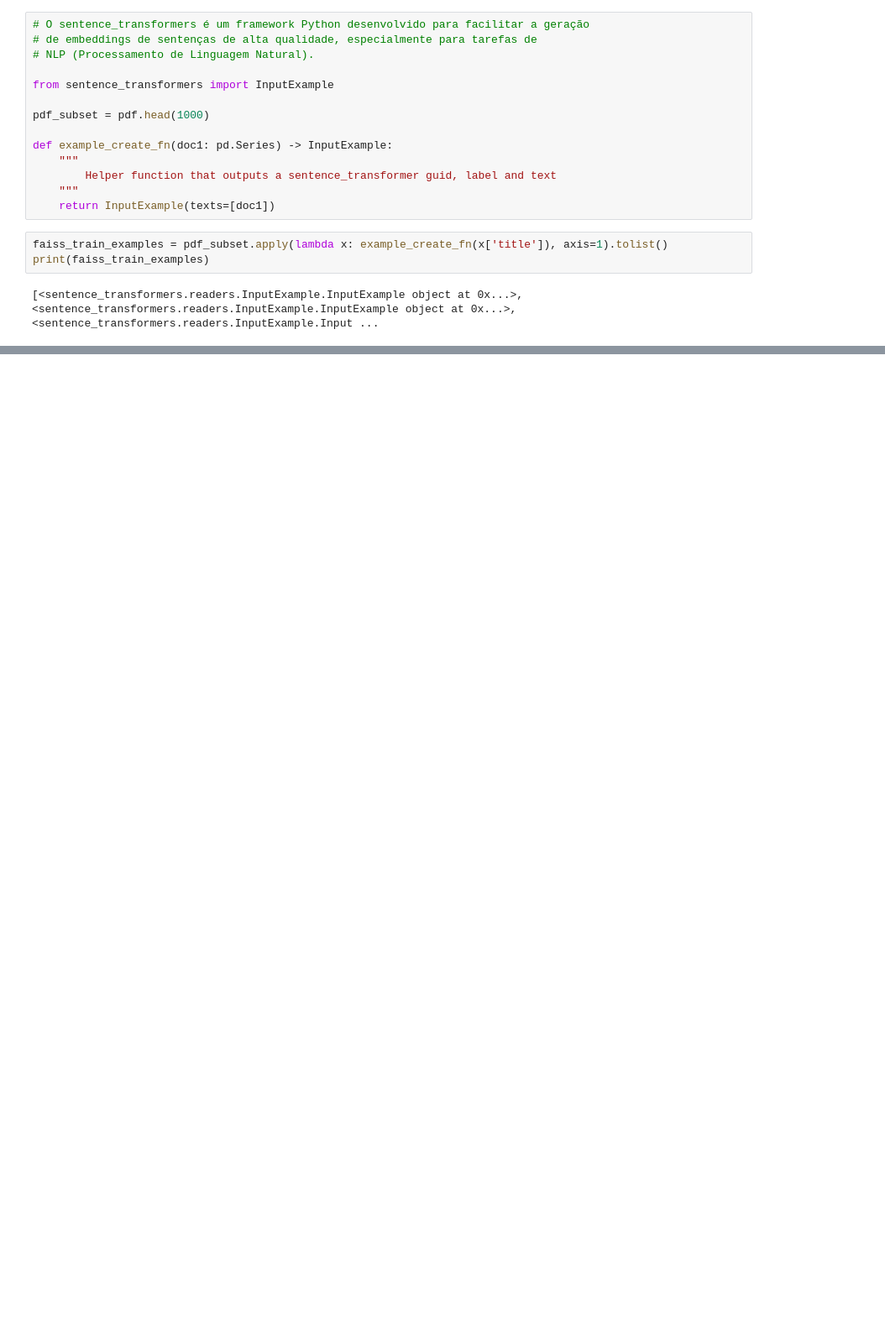
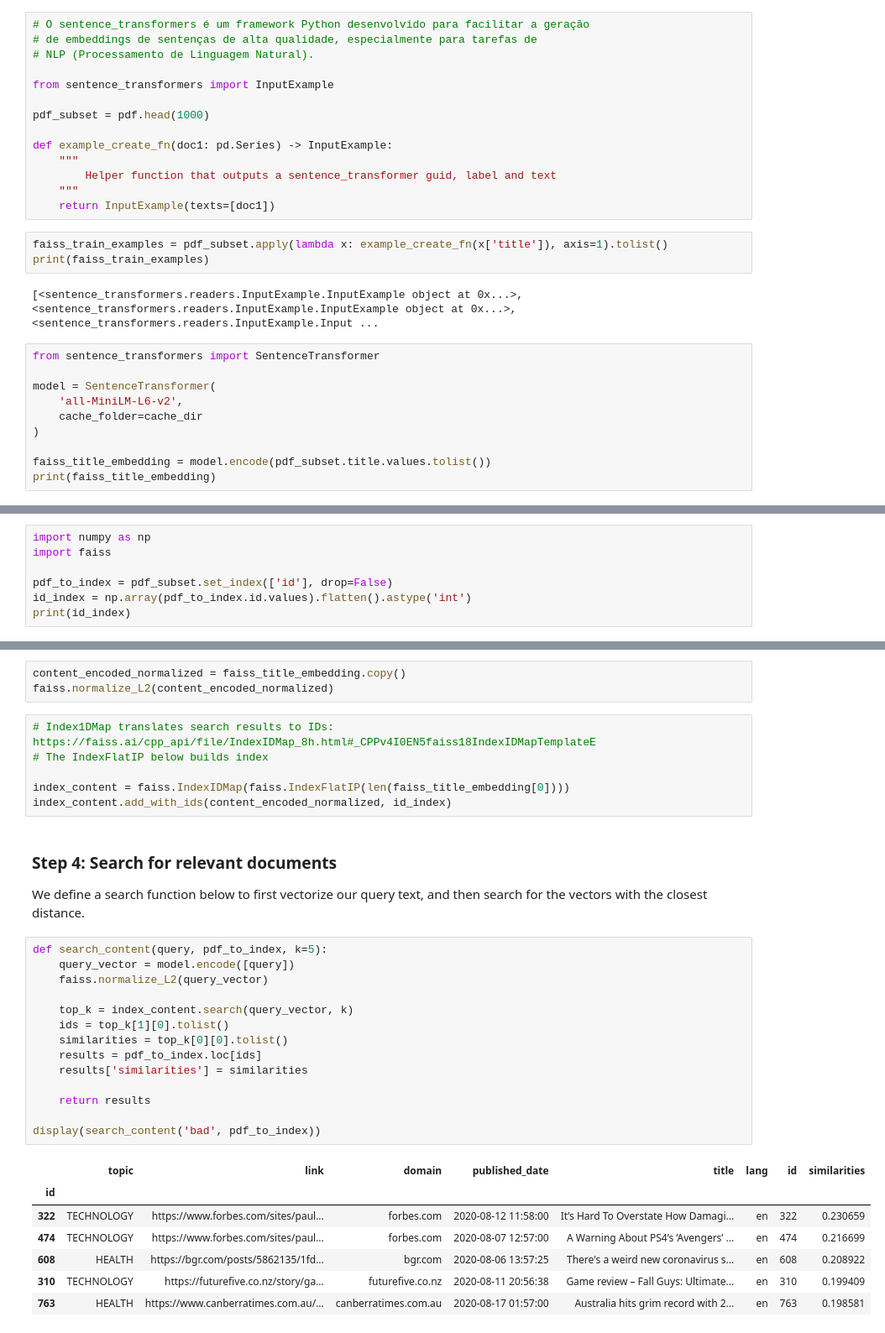
Before and after one commit to antonioanerao/edx-llm-course, a Jupyter notebook: embeddings-vector-database-and-search.ipynb, the cells around one changed output, grey strips where cells are left out. Shown: that part at 84% size. Saved outputs shown, nothing was run; the diff lists cells and outputs as text; blank space fills up the shorter version.

Commit message:
rerun llm-hugginface; Add vector search to embeddings-vector-database

```diff
--- a/embeddings-vector-database-and-search.ipynb
+++ b/embeddings-vector-database-and-search.ipynb
@@ -76,3 +77,13 @@ faiss_train_examples = pdf_subset.apply(lambda x: example_create_fn(x['title']),
 print(faiss_train_examples)
 # %% [output]
 [<sentence_transformers.readers.InputExample.InputExample object at 0x...>, <sentence_transformers.readers.InputExample.InputExample object at 0x...>, <sentence_transformers.readers.InputExample.Input ...
+# %%
+from sentence_transformers import SentenceTransformer
+
+model = SentenceTransformer(
+    'all-MiniLM-L6-v2',
+    cache_folder=cache_dir
+)
+
+faiss_title_embedding = model.encode(pdf_subset.title.values.tolist())
+print(faiss_title_embedding)
@@ -78,0 +111,7 @@ print(faiss_train_examples)
+# %%
+import numpy as np
+import faiss
+
+pdf_to_index = pdf_subset.set_index(['id'], drop=False)
+id_index = np.array(pdf_to_index.id.values).flatten().astype('int')
+print(id_index)
@@ -78,0 +136,34 @@ print(faiss_train_examples)
+# %%
+content_encoded_normalized = faiss_title_embedding.copy()
+faiss.normalize_L2(content_encoded_normalized)
+# %%
+# Index1DMap translates search results to IDs: https://faiss.ai/cpp_api/file/IndexIDMap_8h.html#_CPPv4I0EN5faiss18IndexIDMapTemplateE
+# The IndexFlatIP below builds index
+
+index_content = faiss.IndexIDMap(faiss.IndexFlatIP(len(faiss_title_embedding[0])))
+index_content.add_with_ids(content_encoded_normalized, id_index)
+# %% [markdown]
+### Step 4: Search for relevant documents
+We define a search function below to first vectorize our query text, and then search for the vectors with the closest distance.
+# %%
+def search_content(query, pdf_to_index, k=5):
+    query_vector = model.encode([query])
+    faiss.normalize_L2(query_vector)
+
+    top_k = index_content.search(query_vector, k)
+    ids = top_k[1][0].tolist()
+    similarities = top_k[0][0].tolist()
+    results = pdf_to_index.loc[ids]
+    results['similarities'] = similarities
+
+    return results
+
+display(search_content('bad', pdf_to_index))
+# %% [output]
+|  | topic | link | domain | published_date | title | lang | id | similarities |
+| id |  |  |  |  |  |  |  |  |
+| 322 | TECHNOLOGY | https://www.forbes.com/sites/paul... | forbes.com | 2020-08-12 11:58:00 | It’s Hard To Overstate How Damagi... | en | 322 | 0.230659 |
+| 474 | TECHNOLOGY | https://www.forbes.com/sites/paul... | forbes.com | 2020-08-07 12:57:00 | A Warning About PS4’s ‘Avengers’ ... | en | 474 | 0.216699 |
+| 608 | HEALTH | https://bgr.com/posts/5862135/1fd... | bgr.com | 2020-08-06 13:57:25 | There's a weird new coronavirus s... | en | 608 | 0.208922 |
+| 310 | TECHNOLOGY | https://futurefive.co.nz/story/ga... | futurefive.co.nz | 2020-08-11 20:56:38 | Game review – Fall Guys: Ultimate... | en | 310 | 0.199409 |
+| 763 | HEALTH | https://www.canberratimes.com.au/... | canberratimes.com.au | 2020-08-17 01:57:00 | Australia hits grim record with 2... | en | 763 | 0.198581 |
```
Also changed, not shown: parts of 5 cells of this notebook, 1 other file.
